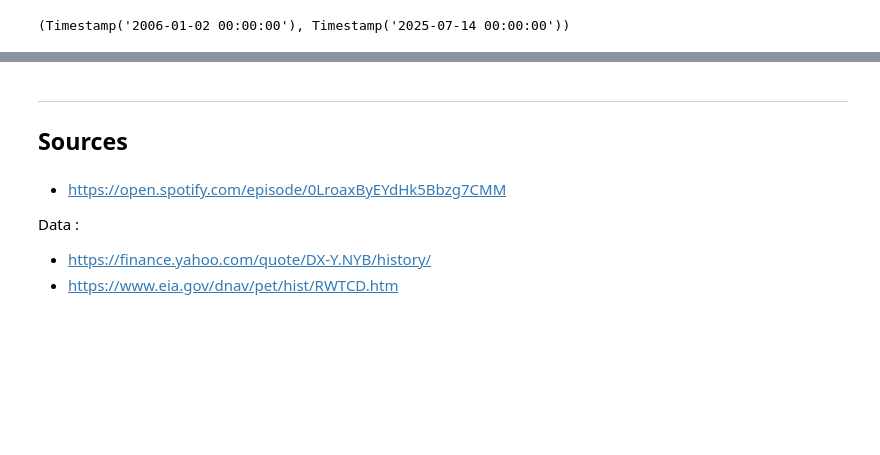
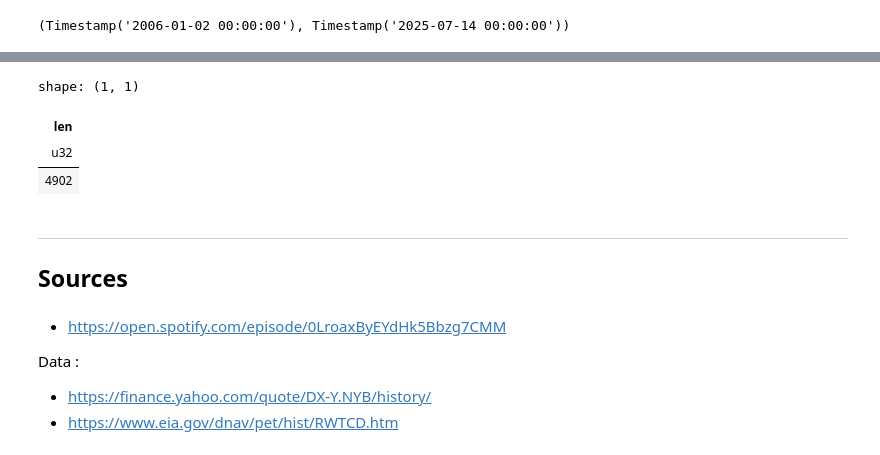
Before and after one commit to chataignault/irbackend, a Jupyter notebook: notebooks/WTI_DXY_correlation.ipynb, the cells around one changed output, grey strips where cells are left out. Cells and saved outputs as stored; diff of their text form; code cells hidden in the pictures; blank space fills up the shorter version.

```diff
--- a/notebooks/WTI_DXY_correlation.ipynb
+++ b/notebooks/WTI_DXY_correlation.ipynb
@@ -175,3 +201,16 @@ ipx = {
+# %%
+df = wti.join(
+    pl.from_pandas(usdx.reset_index()).with_columns(pl.col("date").dt.date()).lazy(),
+    on="date",
+    how="inner"
+)
+# %%
+df.select(pl.len()).collect()
+# %% [output]
+shape: (1, 1)
+| len |
+| u32 |
+| 4902 |
 # %% [markdown]
 ***
 ## Sources
```
Also changed, not shown: parts of 7 cells of this notebook.
